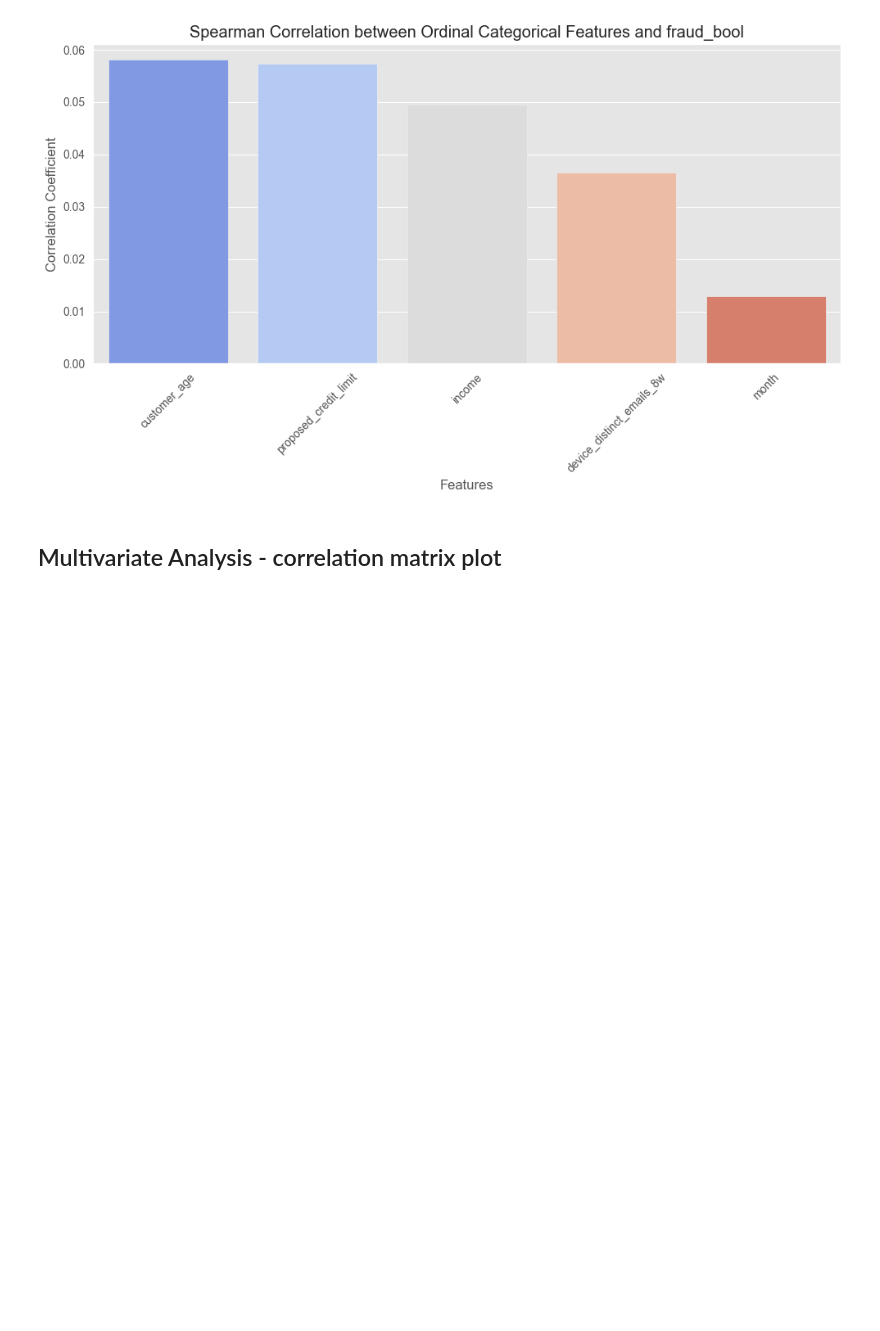
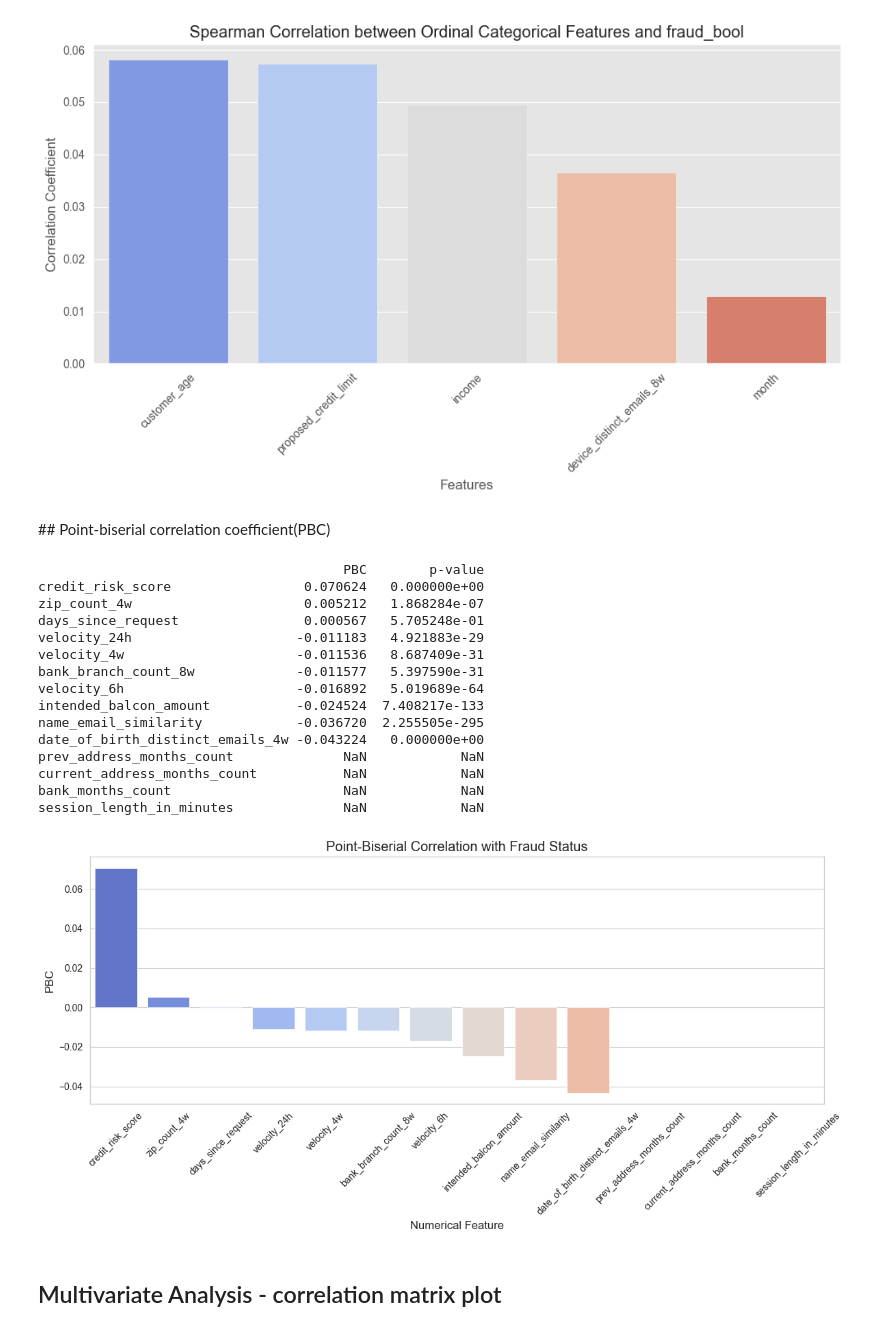
Before and after one commit to czy123czy321/Bank-account-fraud, a Jupyter notebook: import-data.ipynb, the cells around one changed output. Cells and saved outputs as stored; diff of their text form; code cells hidden in the pictures; blank space fills up the shorter version.

```diff
--- a/import-data.ipynb
+++ b/import-data.ipynb
@@ -659,7 +680,6 @@ fig, axes = plt.subplots(nrows=3, ncols=2, figsize=(15, 15))
 fig.suptitle('Distribution of ordinal categorical features by Fraud Status')
 
 for i, feature in enumerate(ordinal_categorical_features):
-    ax = axes[i // 2][i % 2]
     sns.countplot(data=df, x=feature, hue='fraud_bool', ax=ax, palette='coolwarm')
 
     ax.set_title(f'Distribution of {feature}')
@@ -708,6 +728,53 @@ plt.show()
 # %% [output]
 Passing `palette` without assigning `hue` is deprecated and will be removed in v0.14.0. Assign the `x` variable to `hue` and set `legend=False` for the same effect.
 [figure]
+# %% [markdown]
+## Point-biserial correlation coefficient(PBC)
+# %%
+from scipy.stats import pointbiserialr
+
+# Compute PBC for each numerical feature
+pbc_results = {}
+for feature in numerical_features:
+    pbc_corr, p_value = pointbiserialr(df['fraud_bool'], df[feature])
+    pbc_results[feature] = {'PBC': pbc_corr, 'p-value': p_value}
+
+# Convert results to a DataFrame for better visualization
+pbc_df = pd.DataFrame(pbc_results).T
+pbc_df = pbc_df.sort_values(by='PBC', ascending=False)
+
+# Print or visualize the results
+print(pbc_df)
+
+# Visualize PBC values with a barplot
+import matplotlib.pyplot as plt
+import seaborn as sns
+
+plt.figure(figsize=(12, 6))
+sns.barplot(x=pbc_df.index, y='PBC', data=pbc_df.reset_index(), palette='coolwarm')
+plt.xticks(rotation=45)
+plt.title('Point-Biserial Correlation with Fraud Status')
+plt.ylabel('PBC')
+plt.xlabel('Numerical Feature')
+plt.tight_layout()
+plt.show()
+# %% [output]
+                                       PBC        p-value
+credit_risk_score                 0.070624   0.000000e+00
+zip_count_4w                      0.005212   1.868284e-07
+days_since_request                0.000567   5.705248e-01
+velocity_24h                     -0.011183   4.921883e-29
+velocity_4w                      -0.011536   8.687409e-31
+bank_branch_count_8w             -0.011577   5.397590e-31
+velocity_6h                      -0.016892   5.019689e-64
+intended_balcon_amount           -0.024524  7.408217e-133
+name_email_similarity            -0.036720  2.255505e-295
+date_of_birth_distinct_emails_4w -0.043224   0.000000e+00
+prev_address_months_count              NaN            NaN
+current_address_months_count           NaN            NaN
+bank_months_count                      NaN            NaN
+session_length_in_minutes              NaN            NaN
+[figure, added]
 # %% [markdown]
 ##  Multivariate Analysis - correlation matrix plot
 # %%
```
Also changed, not shown: parts of 29 cells of this notebook, 1 other file.
